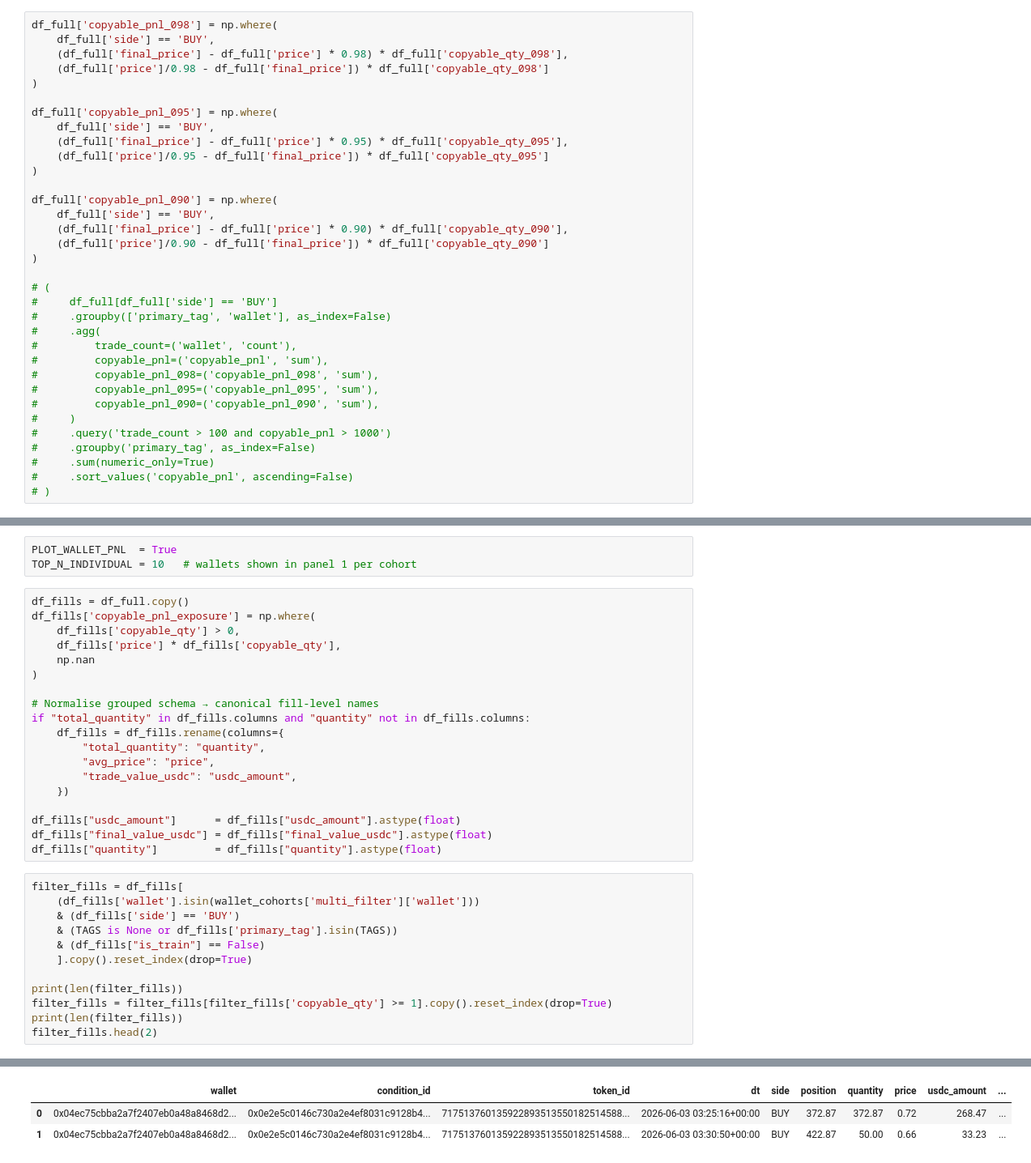
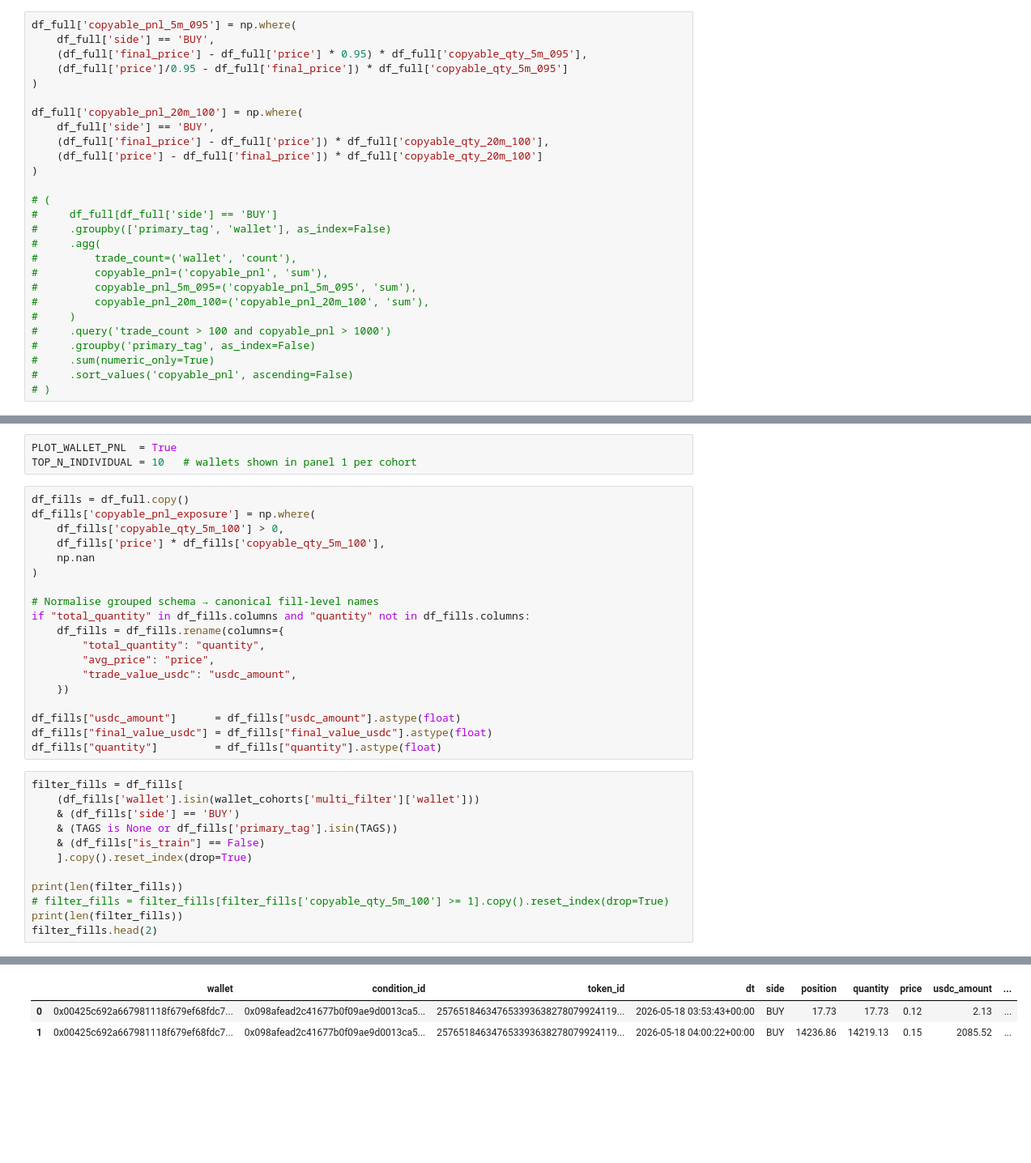
Before and after one commit to vobornij/polymarket, a Jupyter notebook: notebooks/flow/stage1_wallet_strategy_selection.ipynb, the cells around one changed output, grey strips where cells are left out. Shown at 81% size. Drawn from its saved outputs; the diff is of its cells as text; blank space fills up the shorter version.

```diff
--- a/notebooks/flow/stage1_wallet_strategy_selection.ipynb
+++ b/notebooks/flow/stage1_wallet_strategy_selection.ipynb
@@ -215,22 +215,16 @@ Index(['wallet', 'condition_id', 'token_id', 'dt', 'side', 'position',
       dtype='object')
 [None]
 # %%
-df_full['copyable_pnl_098'] = np.where(
+df_full['copyable_pnl_5m_095'] = np.where(
     df_full['side'] == 'BUY',
-    (df_full['final_price'] - df_full['price'] * 0.98) * df_full['copyable_qty_098'],
-    (df_full['price']/0.98 - df_full['final_price']) * df_full['copyable_qty_098']
+    (df_full['final_price'] - df_full['price'] * 0.95) * df_full['copyable_qty_5m_095'],
+    (df_full['price']/0.95 - df_full['final_price']) * df_full['copyable_qty_5m_095']
 )
 
-df_full['copyable_pnl_095'] = np.where(
+df_full['copyable_pnl_20m_100'] = np.where(
     df_full['side'] == 'BUY',
-    (df_full['final_price'] - df_full['price'] * 0.95) * df_full['copyable_qty_095'],
-    (df_full['price']/0.95 - df_full['final_price']) * df_full['copyable_qty_095']
-)
-
-df_full['copyable_pnl_090'] = np.where(
-    df_full['side'] == 'BUY',
-    (df_full['final_price'] - df_full['price'] * 0.90) * df_full['copyable_qty_090'],
-    (df_full['price']/0.90 - df_full['final_price']) * df_full['copyable_qty_090']
+    (df_full['final_price'] - df_full['price']) * df_full['copyable_qty_20m_100'],
+    (df_full['price'] - df_full['final_price']) * df_full['copyable_qty_20m_100']
 )
 
 # (
@@ -239,9 +233,8 @@ df_full['copyable_pnl_090'] = np.where(
 #     .agg(
 #         trade_count=('wallet', 'count'),
 #         copyable_pnl=('copyable_pnl', 'sum'),
-#         copyable_pnl_098=('copyable_pnl_098', 'sum'),
-#         copyable_pnl_095=('copyable_pnl_095', 'sum'),
-#         copyable_pnl_090=('copyable_pnl_090', 'sum'),
+#         copyable_pnl_5m_095=('copyable_pnl_5m_095', 'sum'),
+#         copyable_pnl_20m_100=('copyable_pnl_20m_100', 'sum'),
 #     )
 #     .query('trade_count > 100 and copyable_pnl > 1000')
 #     .groupby('primary_tag', as_index=False)
@@ -928,8 +921,8 @@ TOP_N_INDIVIDUAL = 10   # wallets shown in panel 1 per cohort
 # %%
 df_fills = df_full.copy()
 df_fills['copyable_pnl_exposure'] = np.where(
-    df_fills['copyable_qty'] > 0,
-    df_fills['price'] * df_fills['copyable_qty'],
+    df_fills['copyable_qty_5m_100'] > 0,
+    df_fills['price'] * df_fills['copyable_qty_5m_100'],
     np.nan
 )
 
@@ -953,7 +946,7 @@ filter_fills = df_fills[
     ].copy().reset_index(drop=True)
 
 print(len(filter_fills))
-filter_fills = filter_fills[filter_fills['copyable_qty'] >= 1].copy().reset_index(drop=True)
+# filter_fills = filter_fills[filter_fills['copyable_qty_5m_100'] >= 1].copy().reset_index(drop=True)
 print(len(filter_fills))
 filter_fills.head(2)
 # %% [output]
@@ -962,3 +955,3 @@ filter_fills.head(2)
 |  | wallet | condition_id | token_id | dt | side | position | quantity | price | usdc_amount | ... |
-| 0 | 0x04ec75cbba2a7f2407eb0a48a8468d2... | 0x0e2e5c0146c730a2e4ef8031c9128b4... | 717513760135922893513550182514588... | 2026-06-03 03:25:16+00:00 | BUY | 372.87 | 372.87 | 0.72 | 268.47 | ... |
-| 1 | 0x04ec75cbba2a7f2407eb0a48a8468d2... | 0x0e2e5c0146c730a2e4ef8031c9128b4... | 717513760135922893513550182514588... | 2026-06-03 03:30:50+00:00 | BUY | 422.87 | 50.00 | 0.66 | 33.23 | ... |
+| 0 | 0x00425c692a667981118f679ef68fdc7... | 0x098afead2c41677b0f09ae9d0013ca5... | 257651846347653393638278079924119... | 2026-05-18 03:53:43+00:00 | BUY | 17.73 | 17.73 | 0.12 | 2.13 | ... |
+| 1 | 0x00425c692a667981118f679ef68fdc7... | 0x098afead2c41677b0f09ae9d0013ca5... | 257651846347653393638278079924119... | 2026-05-18 04:00:22+00:00 | BUY | 14236.86 | 14219.13 | 0.15 | 2085.52 | ... |
```
Also changed, not shown: parts of 24 cells of this notebook, 19 other files.
